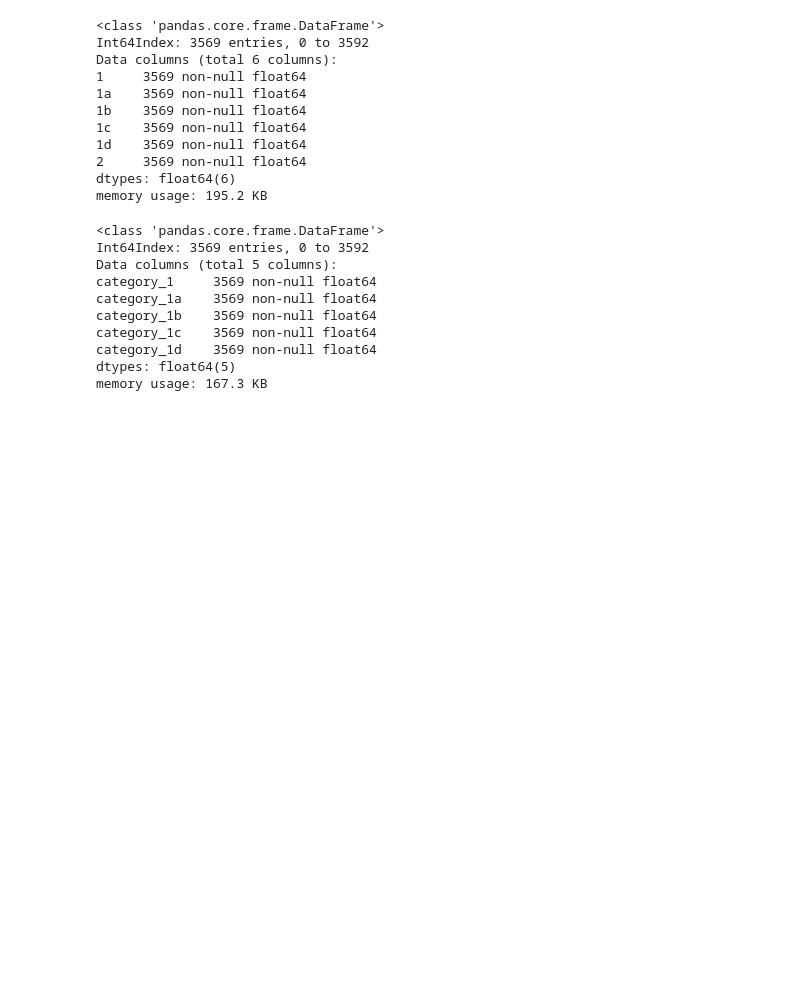
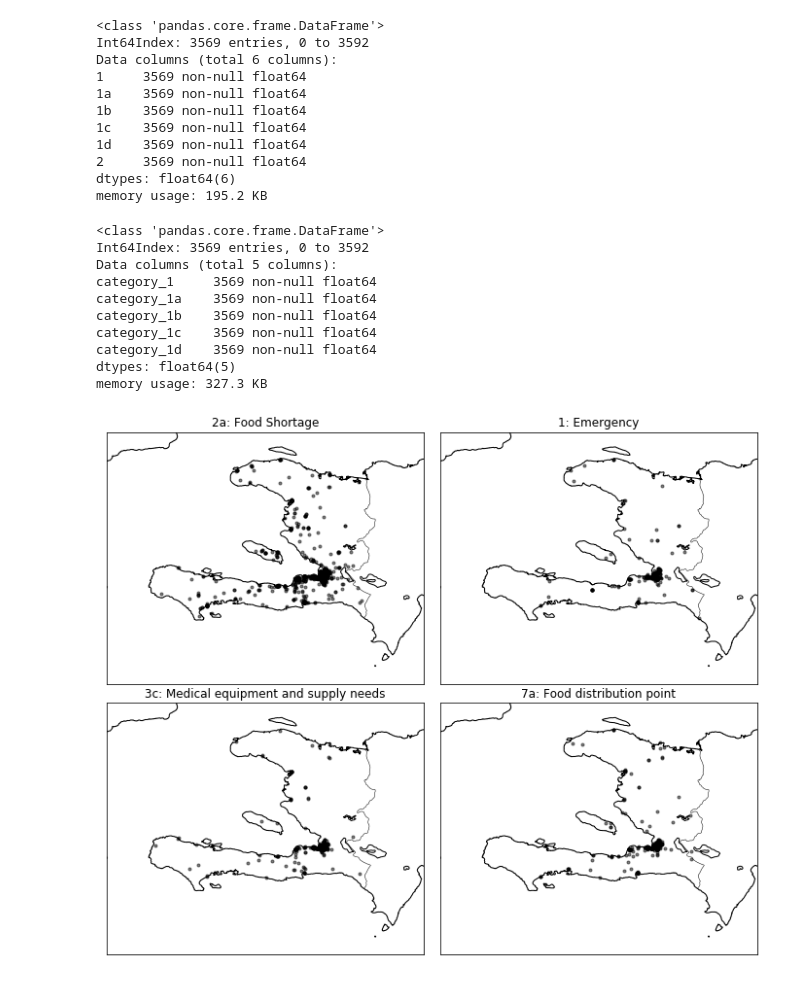
Before and after one commit to listenLearning/AnalysisDataWithPython, a Jupyter notebook: src/6_drawingAndVisualization/6_drawingAndVisualization.ipynb, the cells around one changed output. Cells and saved outputs as stored; diff of their text form; code cells hidden in the pictures; blank space fills up the shorter version.

```diff
--- a/src/6_drawingAndVisualization/6_drawingAndVisualization.ipynb
+++ b/src/6_drawingAndVisualization/6_drawingAndVisualization.ipynb
@@ -418,7 +419,7 @@ array([[<matplotlib.axes._subplots.AxesSubplot object at 0x...>,
 # %% [markdown]
 ### 绘制地图
 # %%
-data = pd.read_csv('F:\AnalysisDataWithPython\data\dataSets\haiti\Haiti.csv')
+data = pd.read_csv('D:\AnalysisDataWithPython\data\dataSets\haiti\Haiti.csv')
 data.info()
 # %% [output]
 <class 'pandas.core.frame.DataFrame'>
@@ -523,9 +524,9 @@ memory usage: 195.2 KB
 # %%
 for row ,cat in zip(data.index,data['CATEGORY']):
     codes = get_code(to_cat_list(cat))
-    dummy_frame.ix[row,codes]=1
-data = data.join(dummy_frame.add_prefix('category_'))
-data.ix[:,10:15].info()
+    dummy_frame.loc[row,codes]=1
+#data = data.join(dummy_frame.add_prefix('category_'))
+data.iloc[:, 10:15].info()
 # %% [output]
 <class 'pandas.core.frame.DataFrame'>
 Int64Index: 3569 entries, 0 to 3592
@@ -536,4 +537,4 @@ category_1b    3569 non-null float64
 category_1c    3569 non-null float64
 category_1d    3569 non-null float64
 dtypes: float64(5)
-memory usage: 167.3 KB
+memory usage: 327.3 KB
@@ -541,0 +541,31 @@ from mpl_toolkits.base
+# %%
+def basic_haiti_map(ax=None, lllat=17.25, urlat=20.25, lllon=-75, urlon=-71):
+    # 创建极球面投影的BaseMap实例
+    m = Basemap(ax=ax, projection='stere',
+                lon_0=(urlon + lllon) / 2,
+                lat_0=(urlat + lllat) / 2,
+                urcrnrlat=urlat, llcrnrlat=lllat,
+                llcrnrlon=lllon, urcrnrlon=urlon,
+                resolution='f')
+    # 绘制海岸线,州界,国界以及地图边界
+    m.drawcoastlines()
+    m.drawstates()
+    m.drawcountries()
+    return m
+# %%
+fig,axes=plt.subplots(nrows=2,ncols=2,figsize=(12,10))
+fig.subplots_adjust(hspace=0.05,wspace=0.05)
+to_plot=['2a','1','3c','7a']
+lllat=17.25
+urlat=20.25
+lllon=-75
+urlon=-71
+for code,ax in zip(to_plot,axes.flat):
+    m = basic_haiti_map(ax,lllat=lllat,urlat=urlat,lllon=lllon,urlon=urlon)
+    cat_data = data[data['category_%s'%code]==1]
+    # 计算地图的投影坐标
+    x,y = m(cat_data.LONGITUDE.values,cat_data.LATITUDE.values)
+    m.plot(x,y,'k.',alpha=0.5)
+    ax.set_title('%s: %s'%(code,english_mapping[code]))
+# %% [output]
+[figure, added]
```
Also changed, not shown: parts of 22 cells of this notebook.
